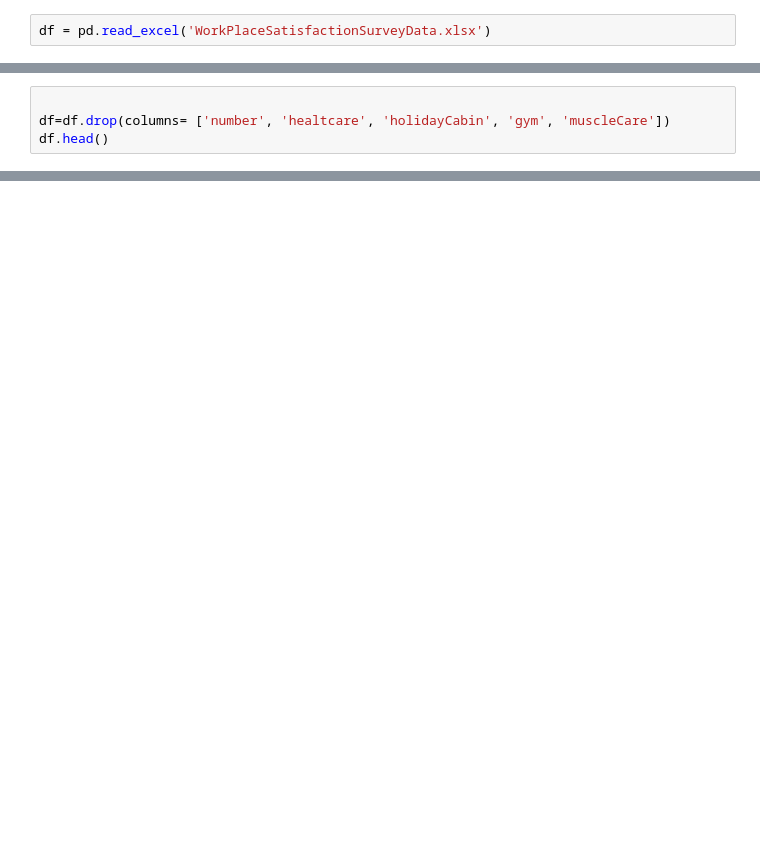
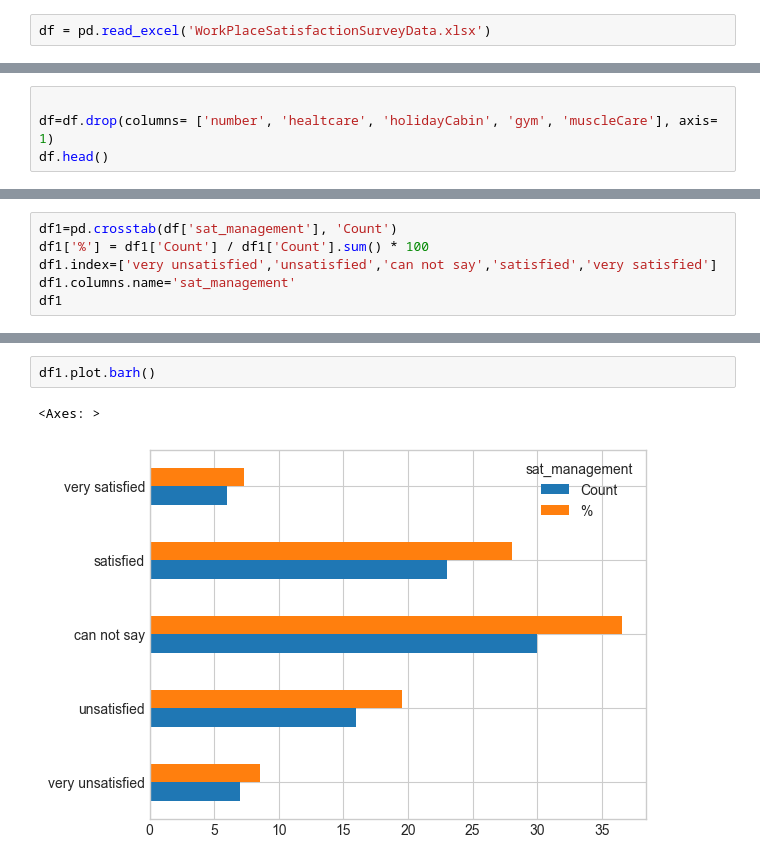
Before and after one commit to Hildura/Tiedonk-sittely-Pytjonilla-Ryhm-5, a Jupyter notebook: Projekti/Analyzing_WorkPlaceSatisfactionSurveyData.ipynb, the cells around one changed output, grey strips where cells are left out. Drawn from its saved outputs; the diff is of its cells as text; blank space fills up the shorter version.

```diff
--- a/Projekti/Analyzing_WorkPlaceSatisfactionSurveyData.ipynb
+++ b/Projekti/Analyzing_WorkPlaceSatisfactionSurveyData.ipynb
@@ -33,4 +22,4 @@ df.tail()
 # %%
 
-df=df.drop(columns= ['number', 'healtcare', 'holidayCabin', 'gym', 'muscleCare'])
+df=df.drop(columns= ['number', 'healtcare', 'holidayCabin', 'gym', 'muscleCare'], axis= 1)
 df.head()
@@ -43,0 +38,6 @@ df.head()
+# %%
+df1=pd.crosstab(df['sat_management'], 'Count')
+df1['%'] = df1['Count'] / df1['Count'].sum() * 100
+df1.index=['very unsatisfied','unsatisfied','can not say','satisfied','very satisfied']
+df1.columns.name='sat_management'
+df1
@@ -43,0 +51,5 @@ df.head()
+# %%
+df1.plot.barh()
+# %% [output]
+<Axes: >
+[figure, added]
```
Also changed, not shown: parts of 26 cells of this notebook.
